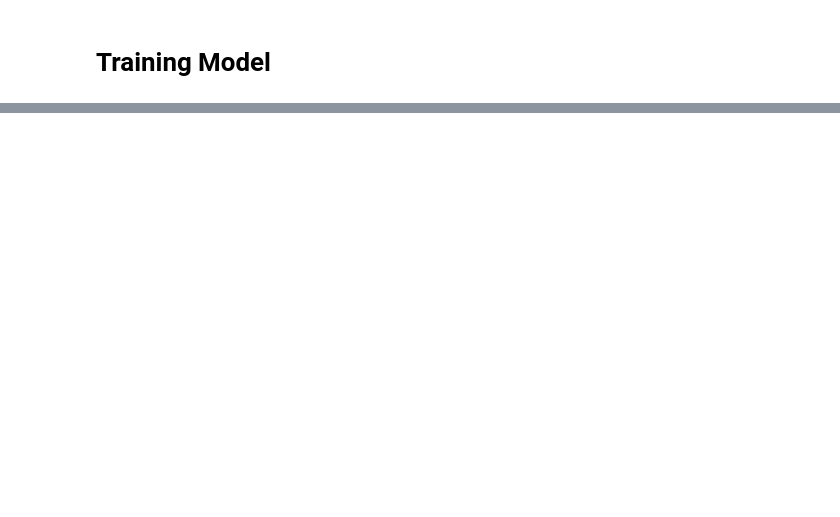
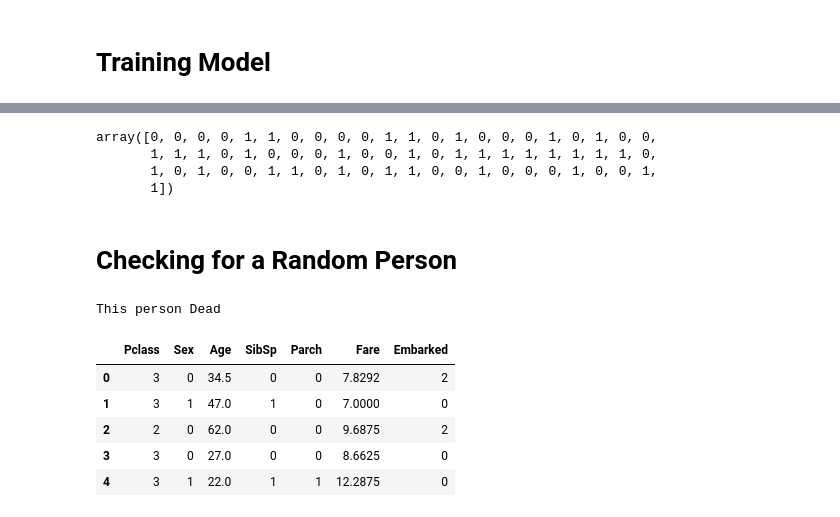
Before and after one commit to Saifullah785/Machine_Learning_Projects, a Jupyter notebook: Project_24_Titanic_Survival_Prediction/Project_24_Titanic_Survival_Prediction.ipynb, the cells around one changed output, grey strips where cells are left out. Saved outputs shown, nothing was run; the diff lists cells and outputs as text; code cells hidden in the pictures; blank space fills up the shorter version.

Commit message:
Created using Colab while practicing the code in the Project_24_Titanic_Survival_Prediction

```diff
--- a/Project_24_Titanic_Survival_Prediction/Project_24_Titanic_Survival_Prediction.ipynb
+++ b/Project_24_Titanic_Survival_Prediction/Project_24_Titanic_Survival_Prediction.ipynb
@@ -143,0 +174,32 @@ print(accuracy_score(y_pred,y_test))
+# %%
+# Display the predicted values
+y_pred
+# %% [output]
+array([0, 0, 0, 0, 1, 1, 0, 0, 0, 0, 1, 1, 0, 1, 0, 0, 0, 1, 0, 1, 0, 0,
+       1, 1, 1, 0, 1, 0, 0, 0, 1, 0, 0, 1, 0, 1, 1, 1, 1, 1, 1, 1, 1, 0,
+       1, 0, 1, 0, 0, 1, 1, 0, 1, 0, 1, 1, 0, 0, 1, 0, 0, 0, 1, 0, 0, 1,
+       1])
+# %% [markdown]
+# **Checking for a Random Person**
+# %%
+# Make a prediction for a random person based on given features
+input_df = (3,1,22.0,1,1,12.2875,0)
+input_df_np = np.asarray(input_df)
+prediction = lg.predict(input_df_np.reshape(1,-1))
+
+if prediction[0] == 0:
+  print('This person survived')
+else:
+  print('This person Dead')
+# %% [output]
+This person Dead
+# %%
+# Display the first few rows of the features DataFrame (X)
+X.head()
+# %% [output]
+|  | Pclass | Sex | Age | SibSp | Parch | Fare | Embarked |
+| 0 | 3 | 0 | 34.5 | 0 | 0 | 7.8292 | 2 |
+| 1 | 3 | 1 | 47.0 | 1 | 0 | 7.0000 | 0 |
+| 2 | 2 | 0 | 62.0 | 0 | 0 | 9.6875 | 2 |
+| 3 | 3 | 0 | 27.0 | 0 | 0 | 8.6625 | 0 |
+| 4 | 3 | 1 | 22.0 | 1 | 1 | 12.2875 | 0 |
```
Also changed, not shown: parts of 29 cells of this notebook.
